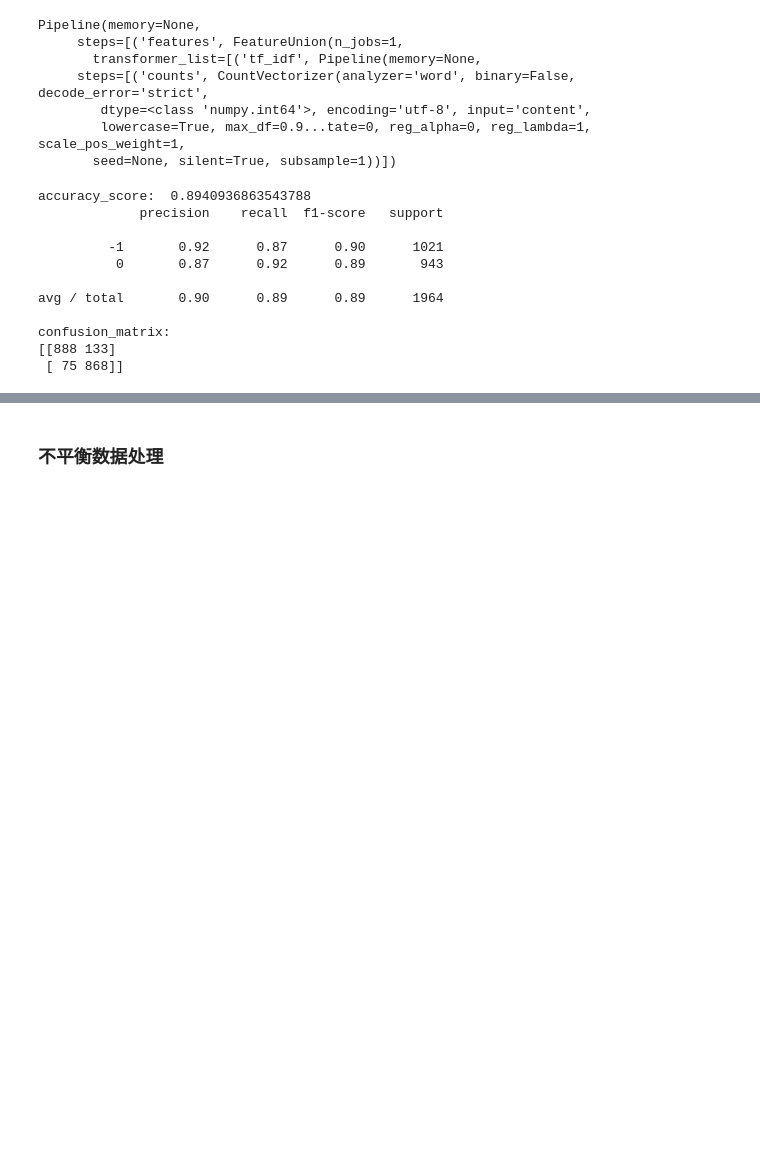
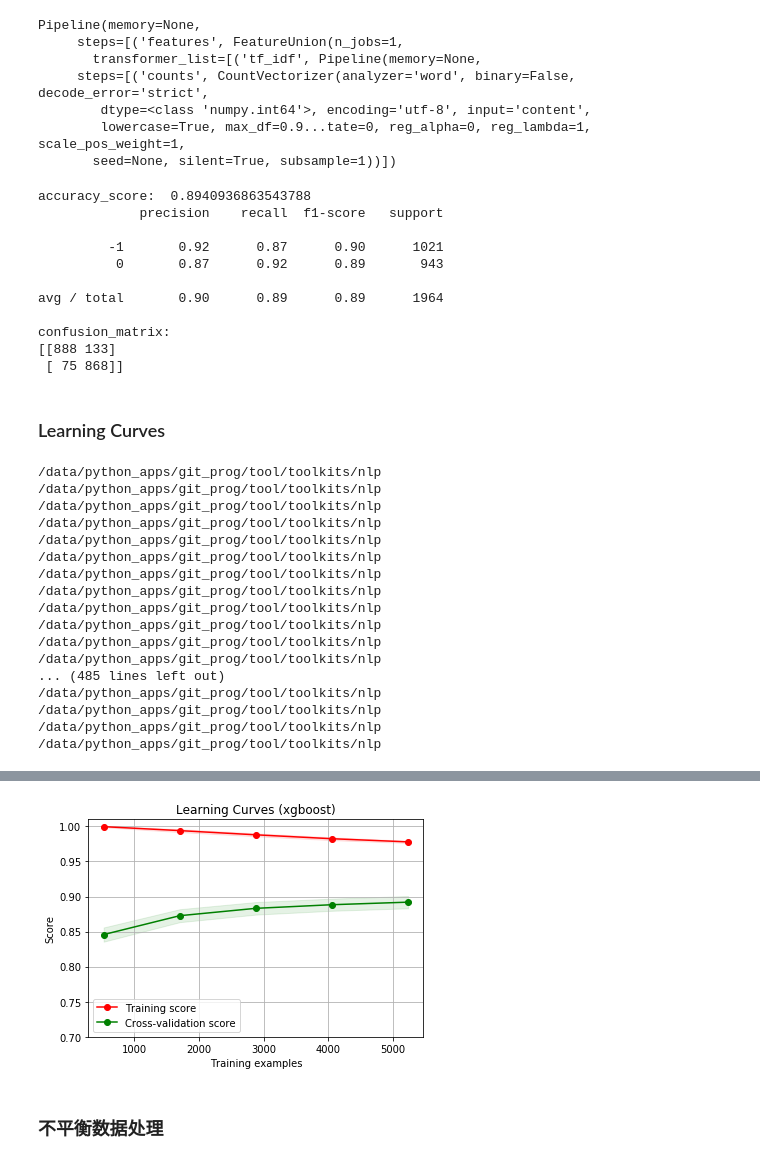
Before and after one commit to xuhuanyunxiao/jupyter-notebook, a Jupyter notebook: proj_train_test/train_2.ipynb, the cells around one changed output, grey strips where cells are left out. Drawn from its saved outputs; the diff is of its cells as text; code cells hidden in the pictures; blank space fills up the shorter version.

```diff
--- a/proj_train_test/train_2.ipynb
+++ b/proj_train_test/train_2.ipynb
@@ -1508,3 +1597,5 @@ avg / total       0.90      0.89      0.89      1964
 confusion_matrix:
 [[888 133]
  [ 75 868]]
+# %% [markdown]
+###  Learning Curves
@@ -1510,0 +1605,36 @@ confusion_matrix:
+# %%
+pipeline = Pipeline([
+    ('features', FeatureUnion([
+        ('tf_idf', Pipeline([
+            ('counts', CountVectorizer(max_df=0.95, min_df=2)),
+            ('tf_idf', TfidfTransformer()),
+            ('chi', SelectKBest(chi2, k=2000))
+        ])),
+        ('len_stats', myclass_circ.StatsFeatures_tendency()),
+    ])),
+    ('standard', StandardScaler(with_mean=False)),
+    ('classifier', XGBClassifier(max_depth=7,objective='binary:logistic', scale_pos_weight = 0.5))
+])
+
+title = "Learning Curves (xgboost)"
+cv = ShuffleSplit(n_splits=100, test_size=0.2, random_state=0)
+fig_scikit_index.plot_learning_curve(pipeline, title, title_content, label, ylim=(0.7, 1.01), cv=cv, n_jobs=4)
+plt.show()
+# %% [output]
+/data/python_apps/git_prog/tool/toolkits/nlp
+/data/python_apps/git_prog/tool/toolkits/nlp
+/data/python_apps/git_prog/tool/toolkits/nlp
+/data/python_apps/git_prog/tool/toolkits/nlp
+/data/python_apps/git_prog/tool/toolkits/nlp
+/data/python_apps/git_prog/tool/toolkits/nlp
+/data/python_apps/git_prog/tool/toolkits/nlp
+/data/python_apps/git_prog/tool/toolkits/nlp
+/data/python_apps/git_prog/tool/toolkits/nlp
+/data/python_apps/git_prog/tool/toolkits/nlp
+/data/python_apps/git_prog/tool/toolkits/nlp
+/data/python_apps/git_prog/tool/toolkits/nlp
+... (485 lines left out)
+/data/python_apps/git_prog/tool/toolkits/nlp
+/data/python_apps/git_prog/tool/toolkits/nlp
+/data/python_apps/git_prog/tool/toolkits/nlp
+/data/python_apps/git_prog/tool/toolkits/nlp
@@ -1511,3 +1642,4 @@ confusion_matrix:
+[figure, added]
 # %% [markdown]
 ### 不平衡数据处理
 # %%
```
Also changed, not shown: parts of 25 cells of this notebook, 29 other files.
